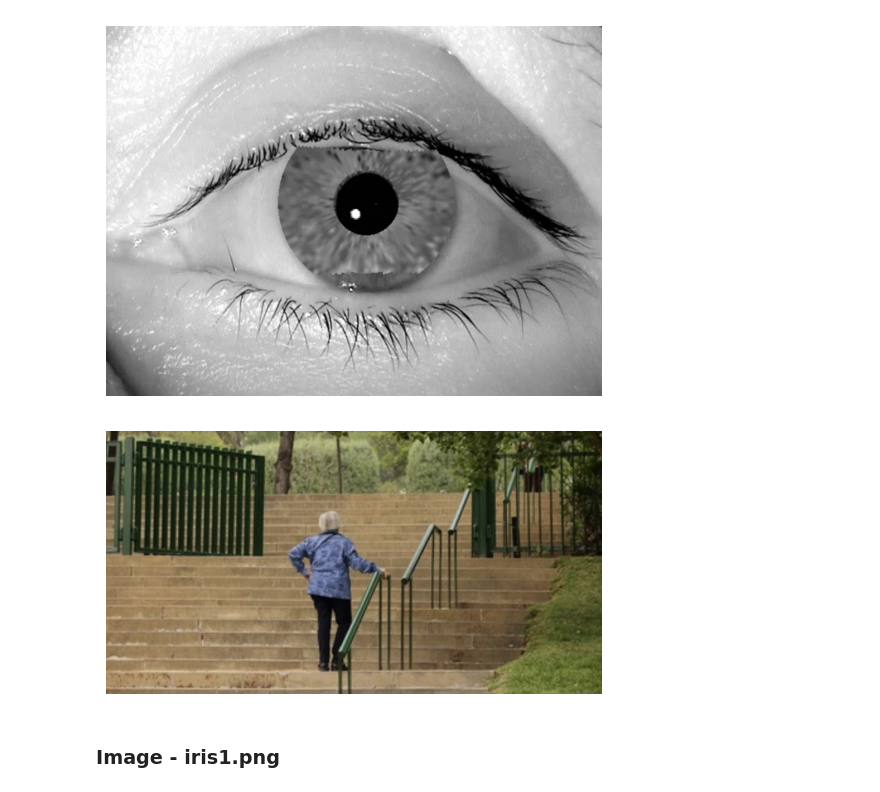
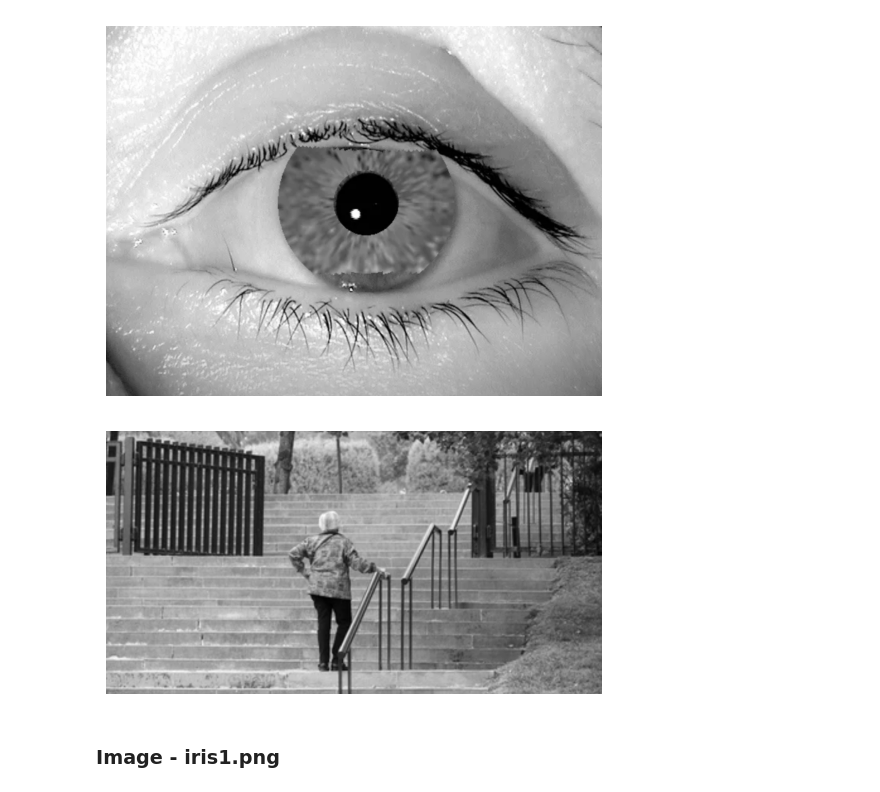
Before and after one commit to bhavberi/DIP-Assignments, a Jupyter notebook: src/5.ipynb, the cells around one changed output. Saved outputs shown, nothing was run; the diff lists cells and outputs as text; code cells hidden in the pictures.

```diff
--- a/src/5.ipynb
+++ b/src/5.ipynb
@@ -97,15 +99,15 @@ def plot_piecewise(image, new_image, A, B):
 ## Main Code
 # %%
 img1 = read_image('iris1.png', cvtcolor = "GRAY", cvtfloat=True)
-img2 = read_image('stairs2.png', cvtfloat=True)
+img2 = read_image('stairs2.png', cvtcolor = "GRAY", cvtfloat=True)
 # %%
 show_image(img1, cmap='gray')
 # %% [output]
 [figure]
 # %%
-show_image(img2)
+show_image(img2, cmap='gray')
 # %% [output]
-[figure, old version]
+[figure, new version]
 # %% [markdown]
 ### Image - iris1.png
 # %%
```
Also changed, not shown: parts of 7 cells of this notebook.
